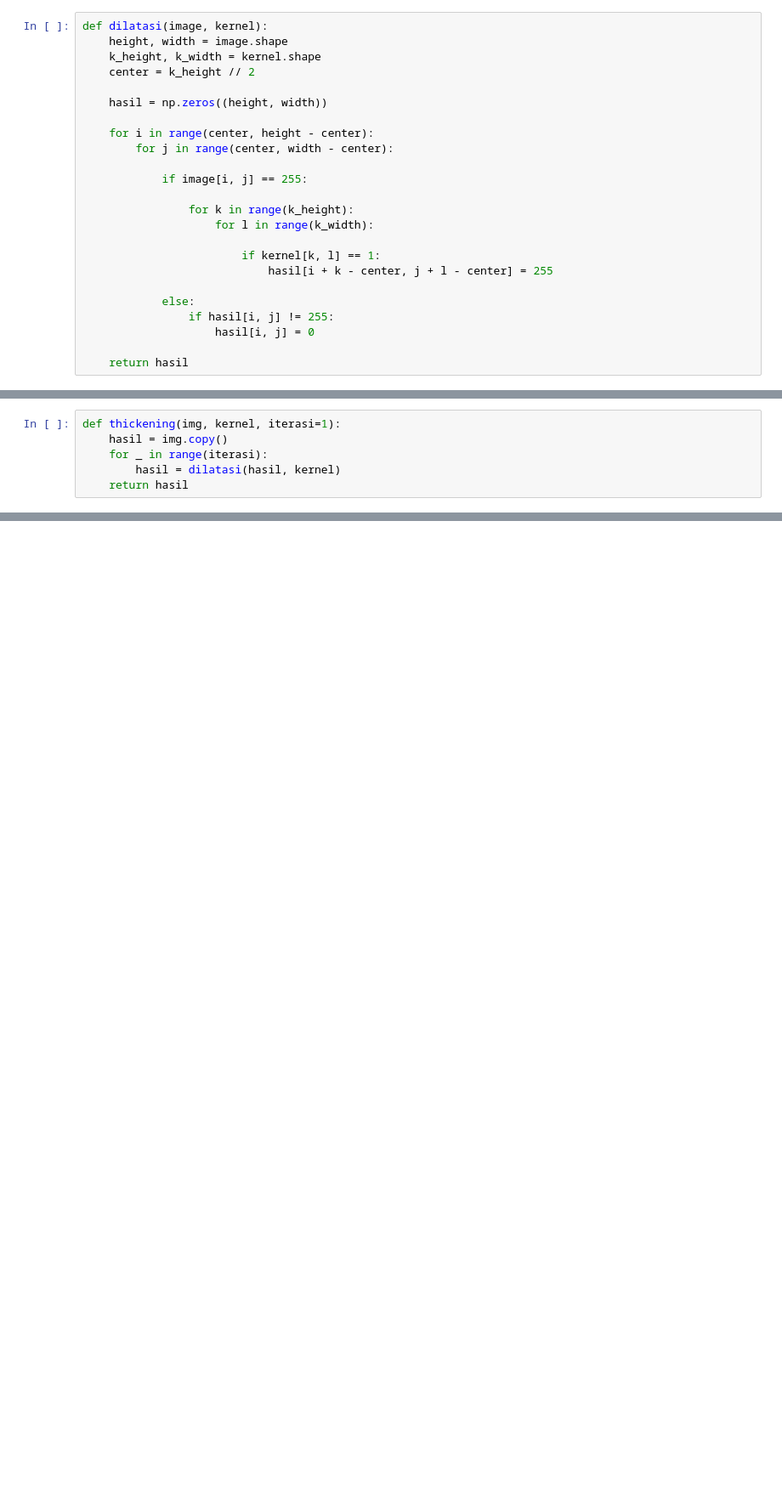
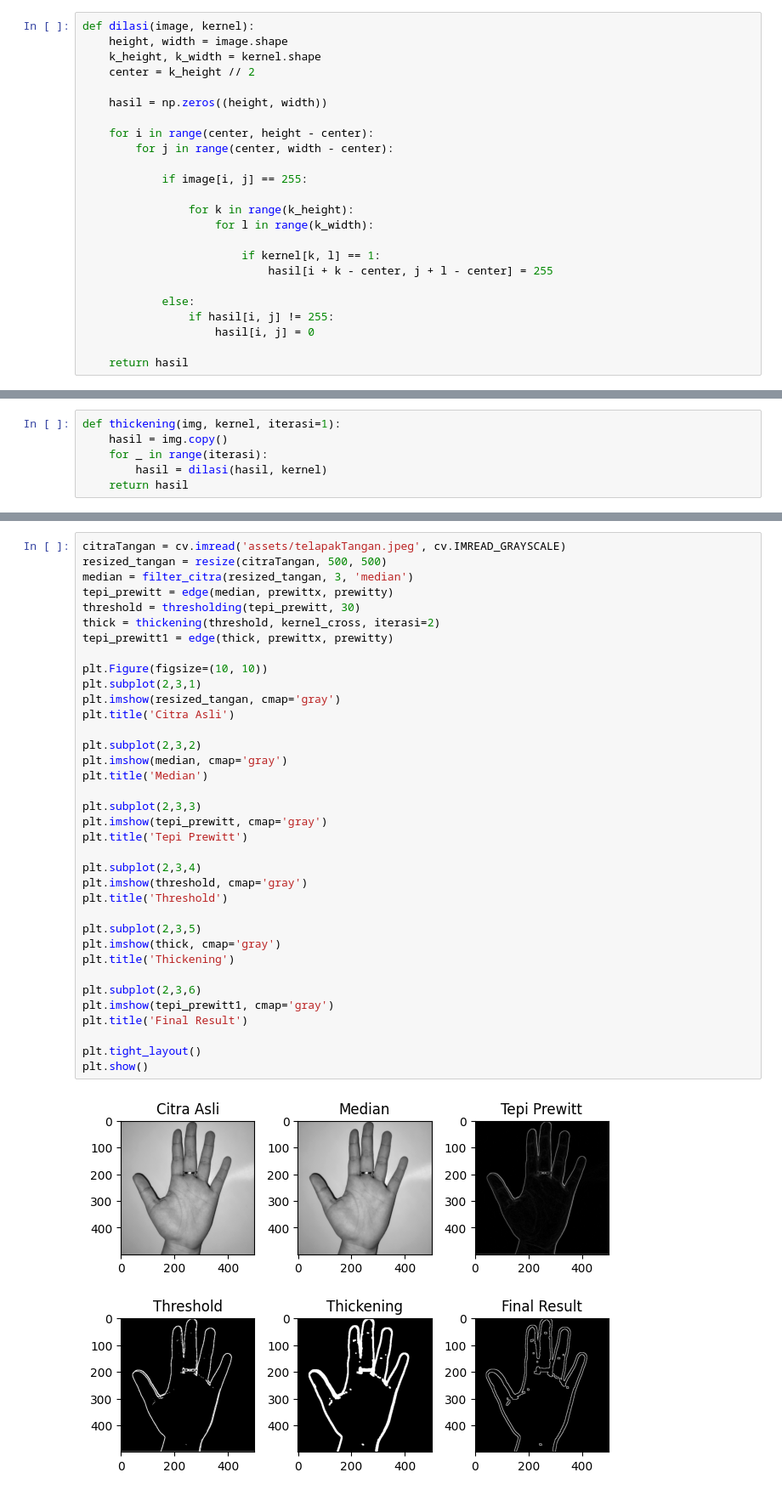
Before and after one commit to praktikum-pcd-2026/jurnal-modul-4-nrhdyhmldy, a Jupyter notebook: jurnal_sementara_F1D02410022.ipynb, the cells around one changed output, grey strips where cells are left out. Shown at 85% size. Drawn from its saved outputs; the diff is of its cells as text; blank space fills up the shorter version.

```diff
--- a/jurnal_sementara_F1D02410022.ipynb
+++ b/jurnal_sementara_F1D02410022.ipynb
@@ -22,5 +33,5 @@ def resize(image, new_width, new_height):
 # %%
-def dilatasi(image, kernel):
+def dilasi(image, kernel):
     height, width = image.shape
     k_height, k_width = kernel.shape
     center = k_height // 2
@@ -175,5 +198,5 @@ def thresholding(image, angka):
 def thickening(img, kernel, iterasi=1):
     hasil = img.copy()
     for _ in range(iterasi):
-        hasil = dilatasi(hasil, kernel)
+        hasil = dilasi(hasil, kernel)
     return hasil
@@ -424,0 +576,38 @@ plt.show()
+# %%
+citraTangan = cv.imread('assets/telapakTangan.jpeg', cv.IMREAD_GRAYSCALE)
+resized_tangan = resize(citraTangan, 500, 500)
+median = filter_citra(resized_tangan, 3, 'median')
+tepi_prewitt = edge(median, prewittx, prewitty)
+threshold = thresholding(tepi_prewitt, 30)
+thick = thickening(threshold, kernel_cross, iterasi=2)
+tepi_prewitt1 = edge(thick, prewittx, prewitty)
+
+plt.Figure(figsize=(10, 10))
+plt.subplot(2,3,1)
+plt.imshow(resized_tangan, cmap='gray')
+plt.title('Citra Asli')
+
+plt.subplot(2,3,2)
+plt.imshow(median, cmap='gray')
+plt.title('Median')
+
+plt.subplot(2,3,3)
+plt.imshow(tepi_prewitt, cmap='gray')
+plt.title('Tepi Prewitt')
+
+plt.subplot(2,3,4)
+plt.imshow(threshold, cmap='gray')
+plt.title('Threshold')
+
+plt.subplot(2,3,5)
+plt.imshow(thick, cmap='gray')
+plt.title('Thickening')
+
+plt.subplot(2,3,6)
+plt.imshow(tepi_prewitt1, cmap='gray')
+plt.title('Final Result')
+
+plt.tight_layout()
+plt.show()
+# %% [output]
+[figure, added]
```
Also changed, not shown: parts of 28 cells of this notebook.
